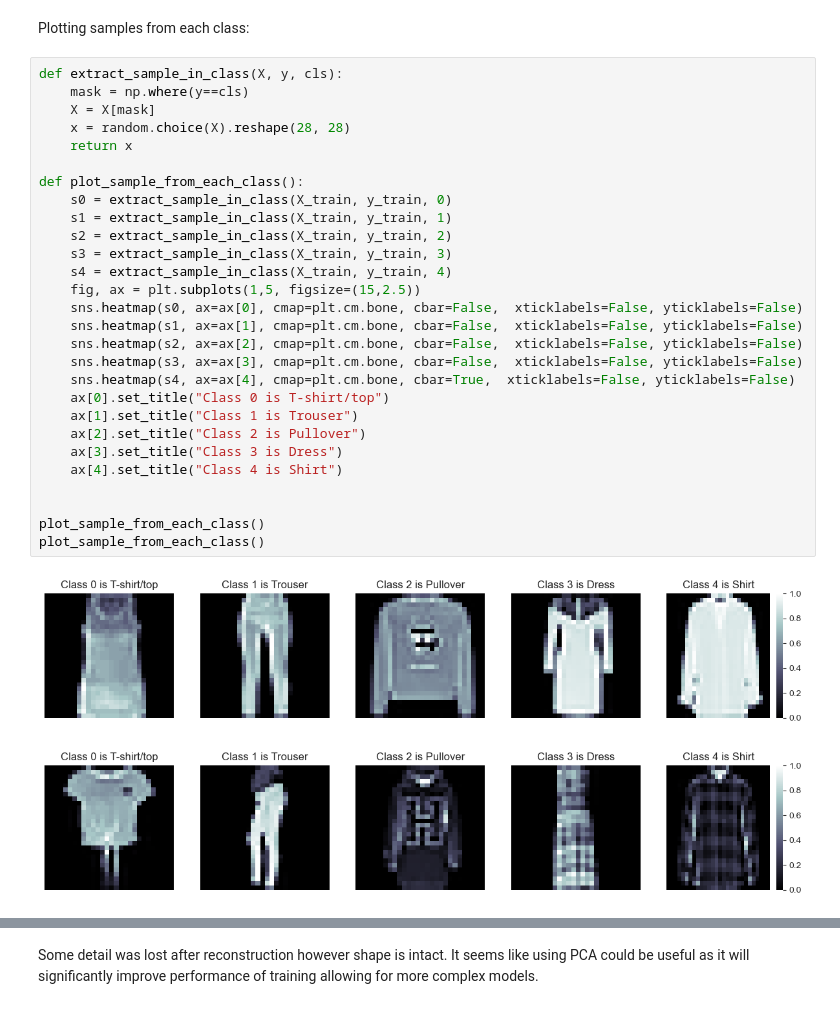
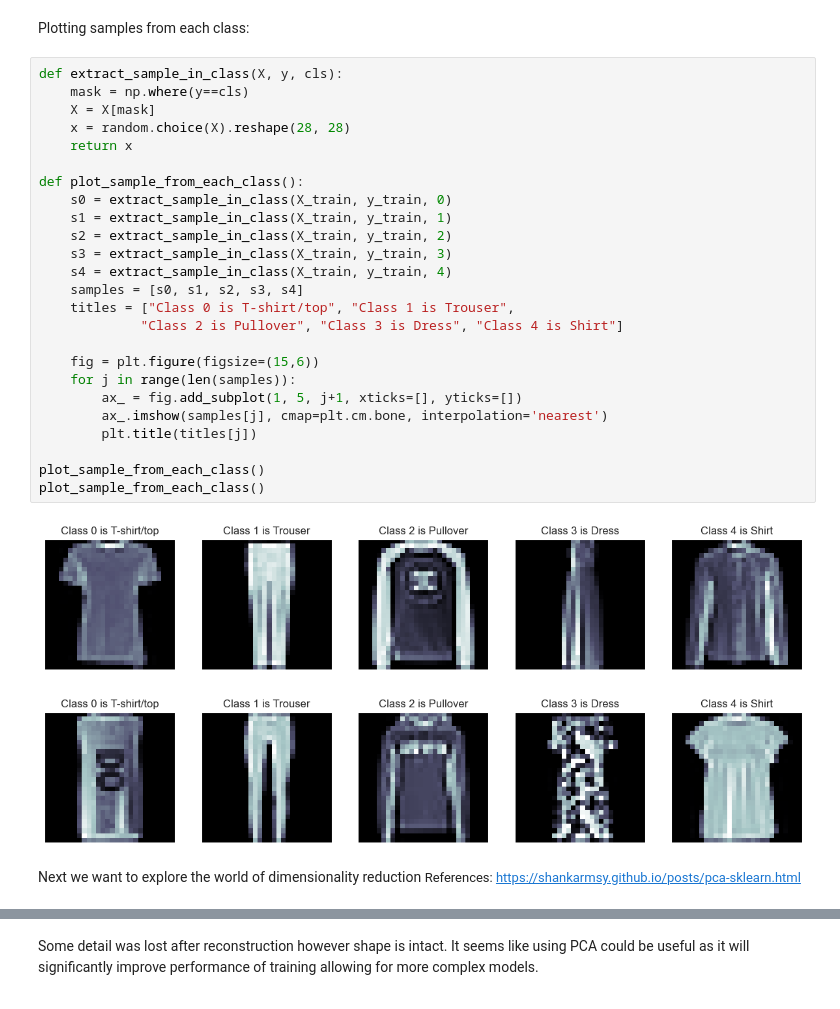
Before and after one commit to kgh-itu/Fashion-MNIST-Classification, a Jupyter notebook: dataset_exploration/eda.ipynb, the cells around one changed output, grey strips where cells are left out. Saved outputs shown, nothing was run; the diff lists cells and outputs as text.

```diff
--- a/dataset_exploration/eda.ipynb
+++ b/dataset_exploration/eda.ipynb
@@ -40,32 +39,32 @@ Plotting samples from each class:
 # %%
 def extract_sample_in_class(X, y, cls):
     mask = np.where(y==cls)
     X = X[mask]
     x = random.choice(X).reshape(28, 28)
     return x
 
 def plot_sample_from_each_class():
     s0 = extract_sample_in_class(X_train, y_train, 0)
     s1 = extract_sample_in_class(X_train, y_train, 1)
     s2 = extract_sample_in_class(X_train, y_train, 2)
     s3 = extract_sample_in_class(X_train, y_train, 3)
     s4 = extract_sample_in_class(X_train, y_train, 4)
-    fig, ax = plt.subplots(1,5, figsize=(15,2.5))
-    sns.heatmap(s0, ax=ax[0], cmap=plt.cm.bone, cbar=False,  xticklabels=False, yticklabels=False)
-    sns.heatmap(s1, ax=ax[1], cmap=plt.cm.bone, cbar=False,  xticklabels=False, yticklabels=False)
-    sns.heatmap(s2, ax=ax[2], cmap=plt.cm.bone, cbar=False,  xticklabels=False, yticklabels=False)
-    sns.heatmap(s3, ax=ax[3], cmap=plt.cm.bone, cbar=False,  xticklabels=False, yticklabels=False)
-    sns.heatmap(s4, ax=ax[4], cmap=plt.cm.bone, cbar=True,  xticklabels=False, yticklabels=False)
-    ax[0].set_title("Class 0 is T-shirt/top")
-    ax[1].set_title("Class 1 is Trouser")
-    ax[2].set_title("Class 2 is Pullover")
-    ax[3].set_title("Class 3 is Dress")
-    ax[4].set_title("Class 4 is Shirt")
+    samples = [s0, s1, s2, s3, s4]
+    titles = ["Class 0 is T-shirt/top", "Class 1 is Trouser",
+             "Class 2 is Pullover", "Class 3 is Dress", "Class 4 is Shirt"]
 
+    fig = plt.figure(figsize=(15,6))
+    for j in range(len(samples)):
+        ax_ = fig.add_subplot(1, 5, j+1, xticks=[], yticks=[])
+        ax_.imshow(samples[j], cmap=plt.cm.bone, interpolation='nearest')
+        plt.title(titles[j])
 
 plot_sample_from_each_class()
 plot_sample_from_each_class()
 # %% [output]
-[figure, old version]
+[figure, new version]
-[figure, old version]
+[figure, new version]
+# %% [markdown]
+Next we want to explore the world of dimensionality reduction
+<font size="2">References: https://shankarmsy.github.io/posts/pca-sklearn.html</font>
 # %%
```
Also changed, not shown: parts of 8 cells of this notebook.
